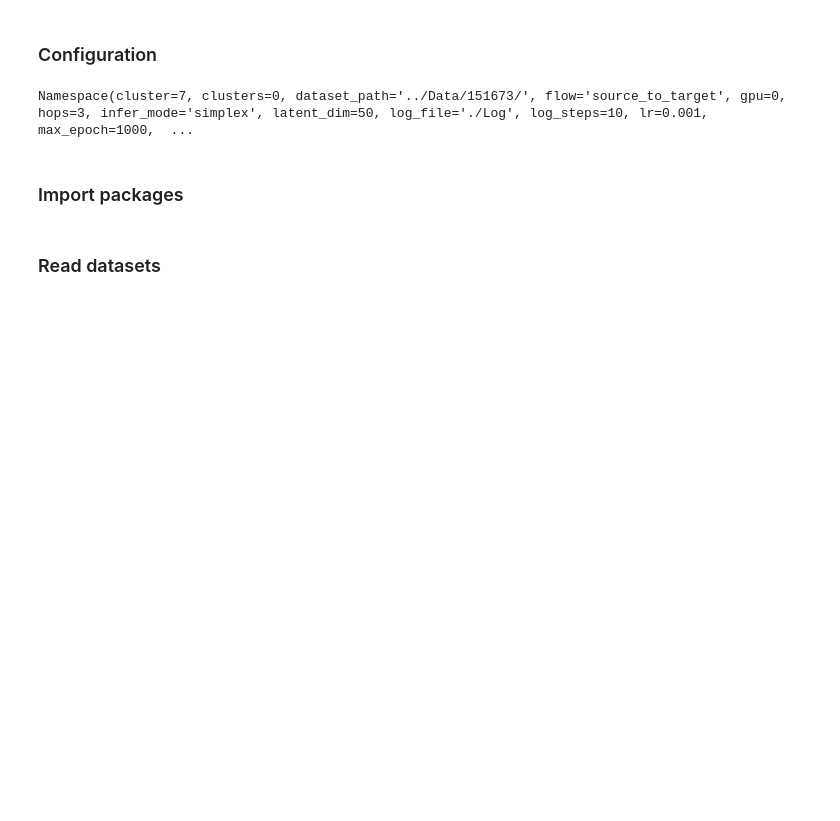
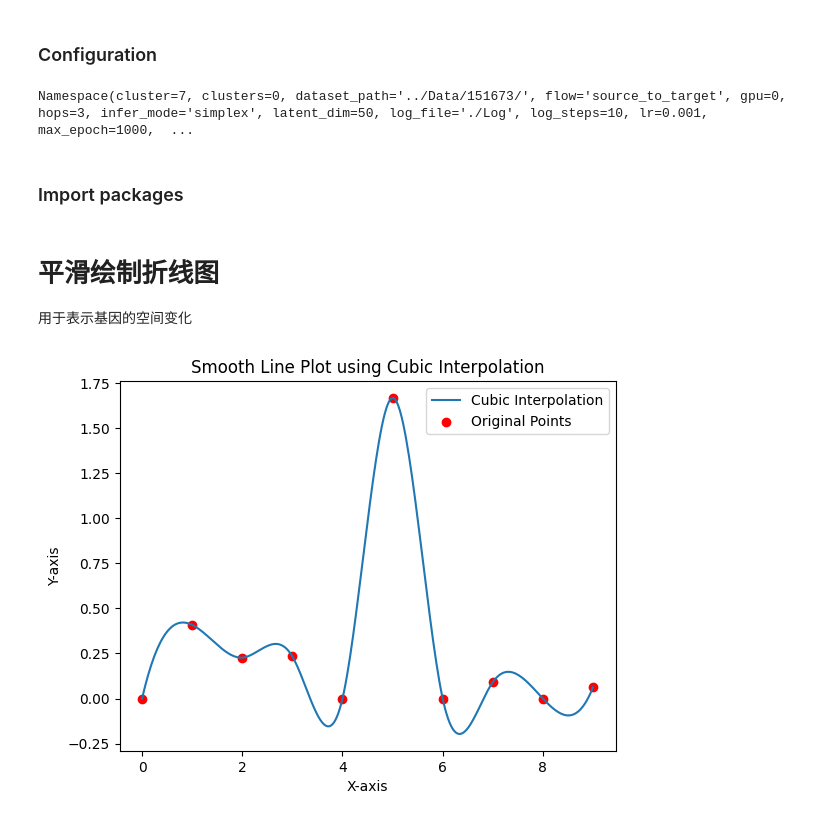
Before and after one commit to tju-zl/SpatialGRN, a Jupyter notebook: Notebooks/demo_1.ipynb, the cells around one changed output. Drawn from its saved outputs; the diff is of its cells as text; code cells hidden in the pictures; blank space fills up the shorter version.

```diff
--- a/Notebooks/demo_1.ipynb
+++ b/Notebooks/demo_1.ipynb
@@ -29,5 +29,34 @@ import pandas as pd
 import numpy as np
 import matplotlib.pyplot as plt
 from SpatialGRN.spatialgrn import SpatailGRN
-# %% [markdown]
-### Read datasets
+# %% [markdown]
+平滑绘制折线图
+===
+用于表示基因的空间变化
+# %%
+import numpy as np
+from scipy import interpolate
+import matplotlib.pyplot as plt
+
+# 示例数据
+x = np.array([0, 1, 2, 3, 4, 5, 6, 7, 8, 9])
+y = np.array([0.0000, 0.4082, 0.2268, 0.2331, 0.0000, 1.6667, 0.0000, 0.0909, 0.0000,
+        0.0625])
+
+# 创建插值函数
+f = interpolate.interp1d(x, y, kind='cubic')  # 'cubic' 表示三次插值
+
+# 创建更多的 x 值以生成平滑曲线
+x_new = np.linspace(x.min(), x.max(), 300)  # 在原始 x 的范围内生成 300 个点
+y_new = f(x_new)
+
+# 绘制平滑的折线图
+plt.plot(x_new, y_new, label='Cubic Interpolation')
+plt.scatter(x, y, color='red', label='Original Points')  # 绘制原始数据点
+plt.title('Smooth Line Plot using Cubic Interpolation')
+plt.xlabel('X-axis')
+plt.ylabel('Y-axis')
+plt.legend()
+plt.show()
+# %% [output]
+[figure, added]
```
Also changed, not shown: 5 other files.
